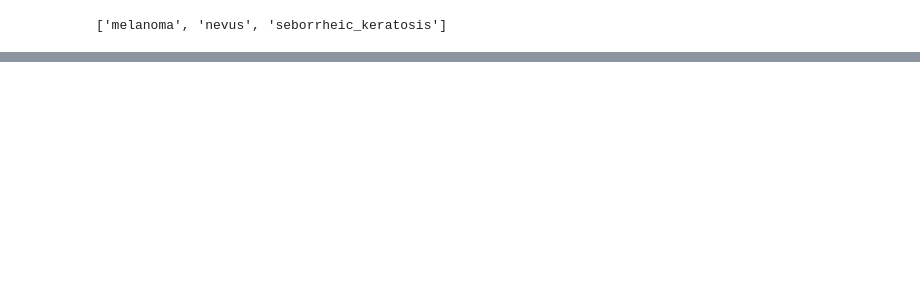
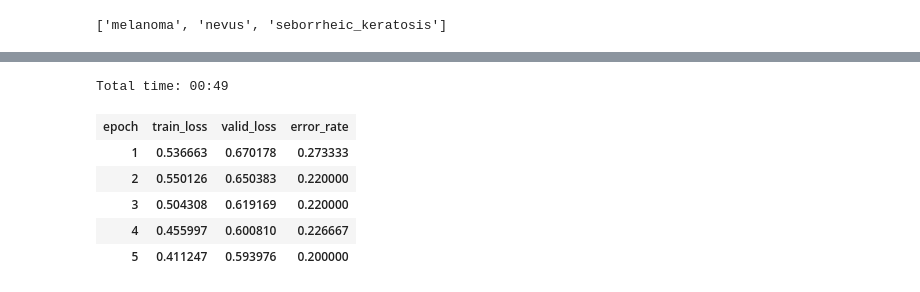
Before and after one commit to jellenberger/melanoma-detection, a Jupyter notebook: work/melanoma-detection.ipynb, the cells around one changed output, grey strips where cells are left out. Saved outputs shown, nothing was run; the diff lists cells and outputs as text; code cells hidden in the pictures; blank space fills up the shorter version.

```diff
--- a/work/melanoma-detection.ipynb
+++ b/work/melanoma-detection.ipynb
@@ -54,2 +48,2 @@ data.show_batch(rows=3, figsize=(10, 10))
 # %%
-learn = create_cnn(data, models.resnet34, metrics=error_rate)
+learn = create_cnn(data, models.resnet50, metrics=error_rate)
@@ -56 +56,3 @@ learn = create_cnn(data, models.resnet34, metrics=error_rate)
+# %%
+lr = 2e-3
 # %%
@@ -70,0 +80,10 @@ learn.save('res34-frozen')
+# %%
+learn.fit_one_cycle(5, slice(2e-5, lr / 5))
+# %% [output]
+Total time: 00:49
+| epoch | train_loss | valid_loss | error_rate |
+| 1 | 0.536663 | 0.670178 | 0.273333 |
+| 2 | 0.550126 | 0.650383 | 0.220000 |
+| 3 | 0.504308 | 0.619169 | 0.220000 |
+| 4 | 0.455997 | 0.600810 | 0.226667 |
+| 5 | 0.411247 | 0.593976 | 0.200000 |
```
Also changed, not shown: parts of 37 cells of this notebook.
